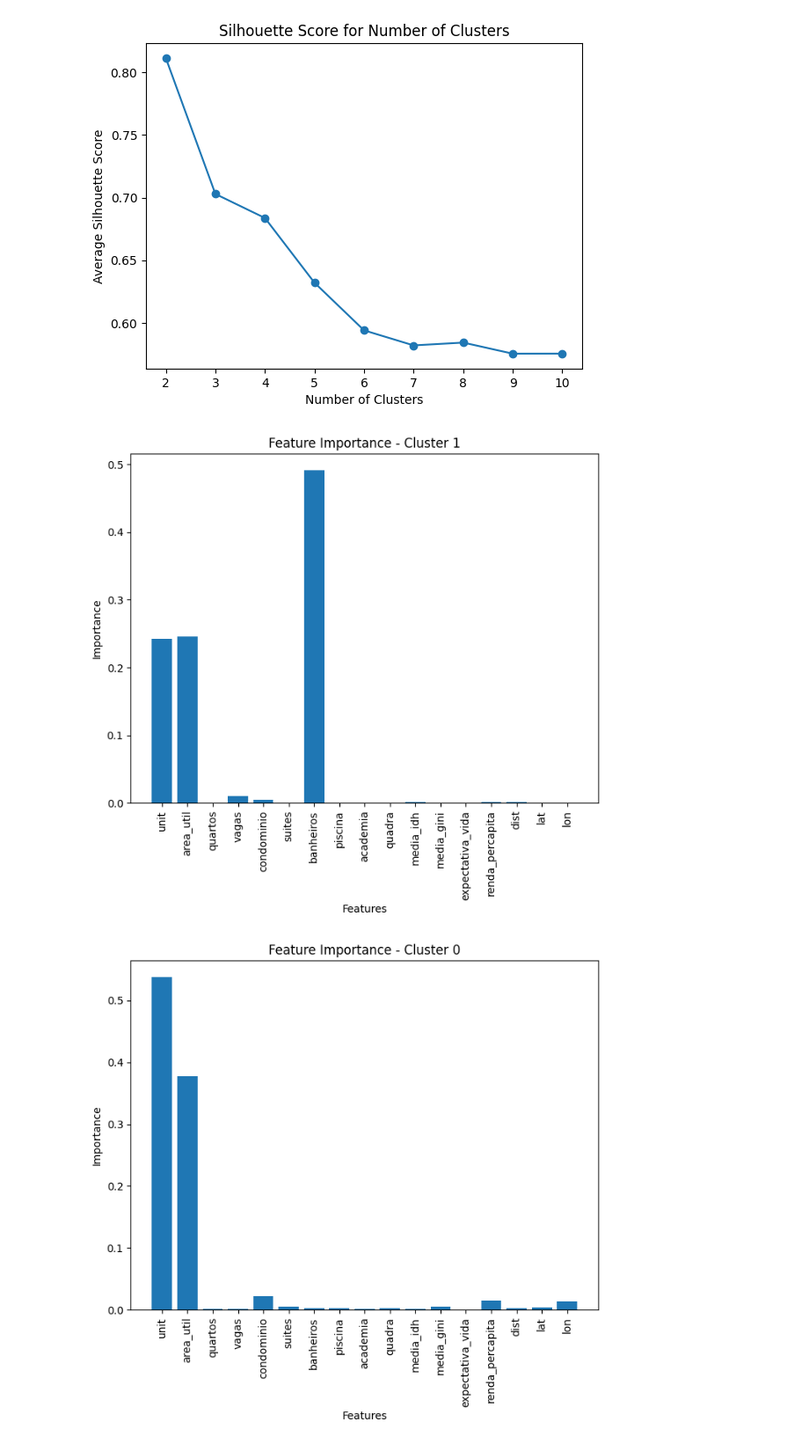
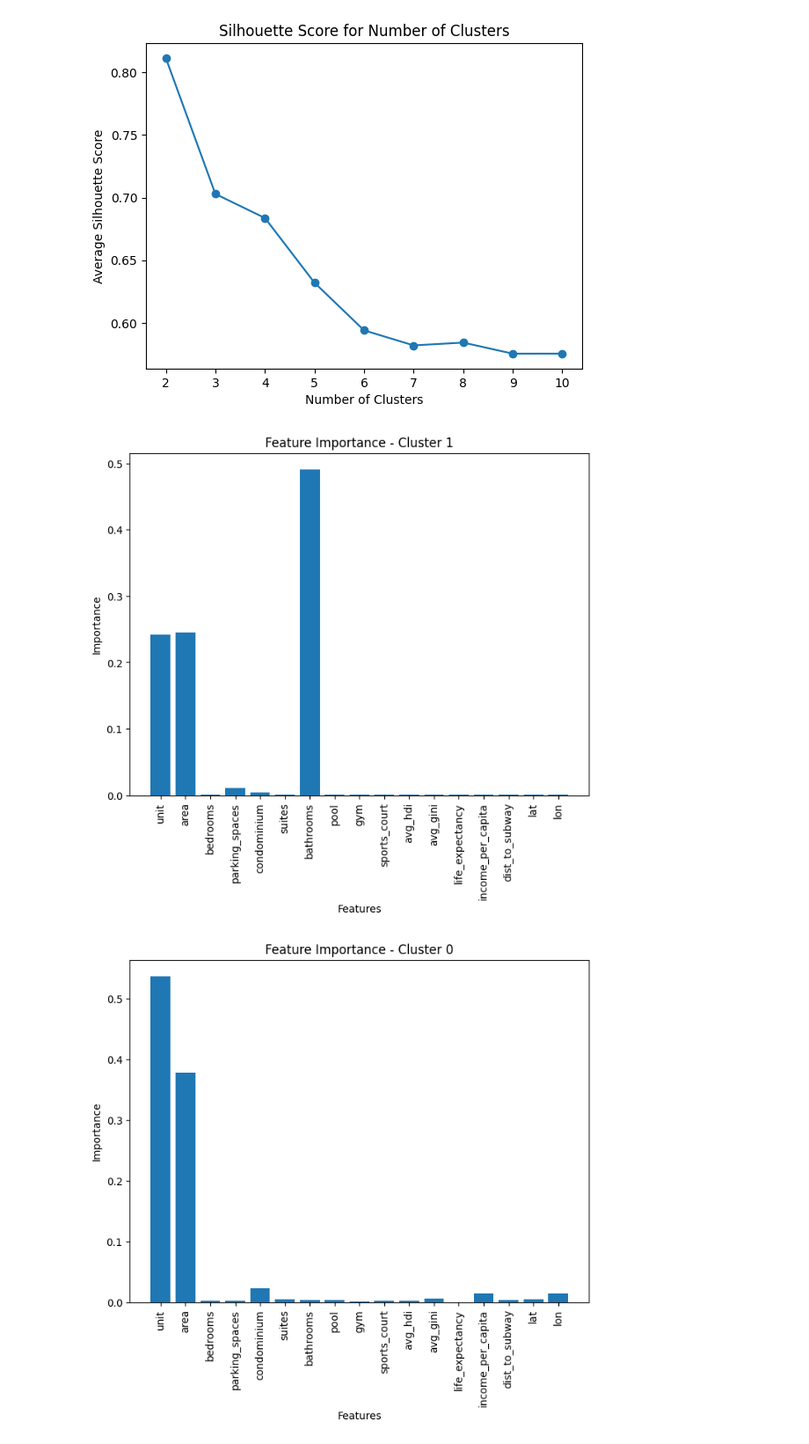
Before and after one commit to joaoalbertofs/pricing_sp_apartments, a Jupyter notebook: Analysis.ipynb, the cells around one changed output. Shown at 88% size. Drawn from its saved outputs; the diff is of its cells as text; code cells hidden in the pictures.

```diff
--- a/Analysis.ipynb
+++ b/Analysis.ipynb
@@ -57,11 +66,23 @@ memory usage: 507.7+ KB
 # %%
 # Selecting the columns that will be used in the analysis
 
-treated_df = df[['valor_total', 'unit', 'area_util', 'quartos', 'vagas',
+treated_df_raw = df[['valor_total', 'unit', 'area_util', 'quartos', 'vagas',
        'condominio', 'suites', 'banheiros', 'piscina', 'academia', 'quadra',
        'media_idh', 'media_gini', 'expectativa_vida', 'renda_percapita',
         'dist', 'lat', 'lon']]
 
-# Verifying if the new dataframe have any NA values
 
-treated_df.isnull().sum()
+# translating to english
+
+new_names = {'valor_total': 'total_value', 'unit': 'unit', 'area_util': 'area',
+                     'quartos': 'bedrooms', 'vagas': 'parking_spaces',
+                     'condominio': 'condominium', 'suites': 'suites',
+                     'banheiros': 'bathrooms', 'piscina': 'pool',
+                     'academia': 'gym', 'quadra': 'sports_court',
+                     'media_idh': 'avg_hdi', 'media_gini': 'avg_gini',
+                     'expectativa_vida': 'life_expectancy',
+                     'renda_percapita': 'income_per_capita',
+                     'dist': 'dist_to_subway', 'lat': 'lat', 'lon': 'lon'}
+
+# Renaming the columns
+treated_df = treated_df_raw.rename(columns=new_names)
@@ -88,9 +119,9 @@ dtype: int64
 # %%
 # Calculate the mean of the column that has NA values
-condominio_mean = treated_df['condominio'].mean(skipna=True)
+condominio_mean = treated_df['condominium'].mean(skipna=True)
 
 # Fill the NA values in the condominio column with the mean value
-treated_df['condominio'].fillna(condominio_mean, inplace=True)
+treated_df['condominium'].fillna(condominio_mean, inplace=True)
 
 # Verifying if the new dataframe have any NA values
 treated_df.isnull().sum()
@@ -256,34 +289,34 @@ def analyze_feature_importance_by_cluster(treated_df):
     clusters = treated_df['cluster'].unique()
 
     # Execute feature importance analysis for each cluster
     for cluster in clusters:
         # Filter the data for the current cluster
         cluster_data = treated_df[treated_df['cluster'] == cluster]
 
         # Define the independent and dependent variables
-        X = cluster_data.drop(['valor_total', 'cluster'], axis=1)
-        y = cluster_data['valor_total']
+        X = cluster_data.drop(['total_value', 'cluster'], axis=1)
+        y = cluster_data['total_value']
 
         # Create the XGBoost model
         model = xgb.XGBRegressor()
 
         # Train the model
         model.fit(X, y)
 
         # Obtain the feature importances
         feature_importance = model.feature_importances_
         feature_names = X.columns
 
         # Plot the feature importances
         plt.figure(figsize=(8, 6))
         plt.bar(feature_names, feature_importance)
         plt.title(f'Feature Importance - Cluster {cluster}')
         plt.xlabel('Features')
         plt.ylabel('Importance')
         plt.xticks(rotation=90)
         plt.show()
 
 analyze_feature_importance_by_cluster(treated_df)
 # %% [output]
-[figure, old version]
+[figure, new version]
-[figure, old version]
+[figure, new version]
```
Also changed, not shown: parts of 11 cells of this notebook, 1 other file.
